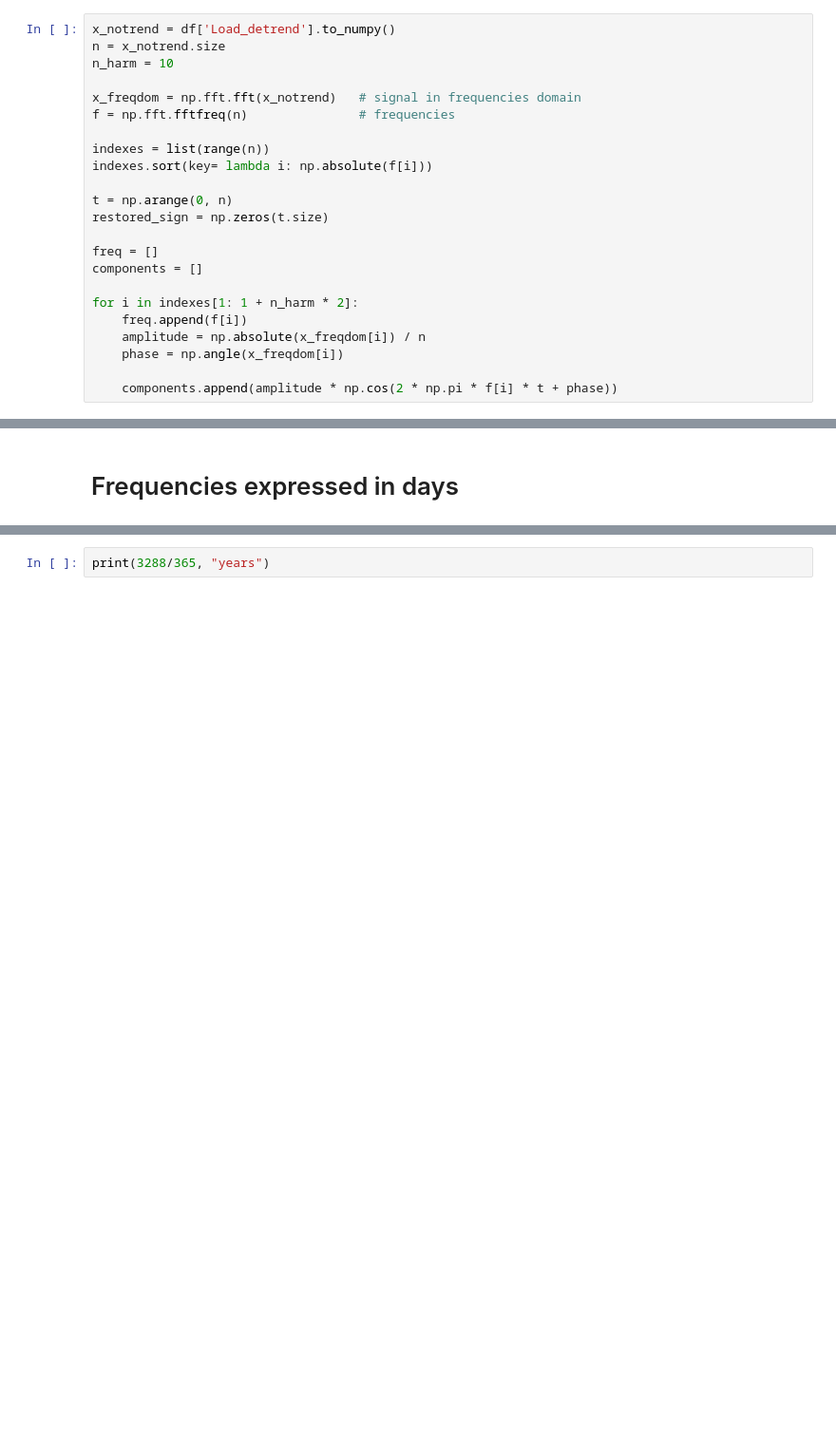
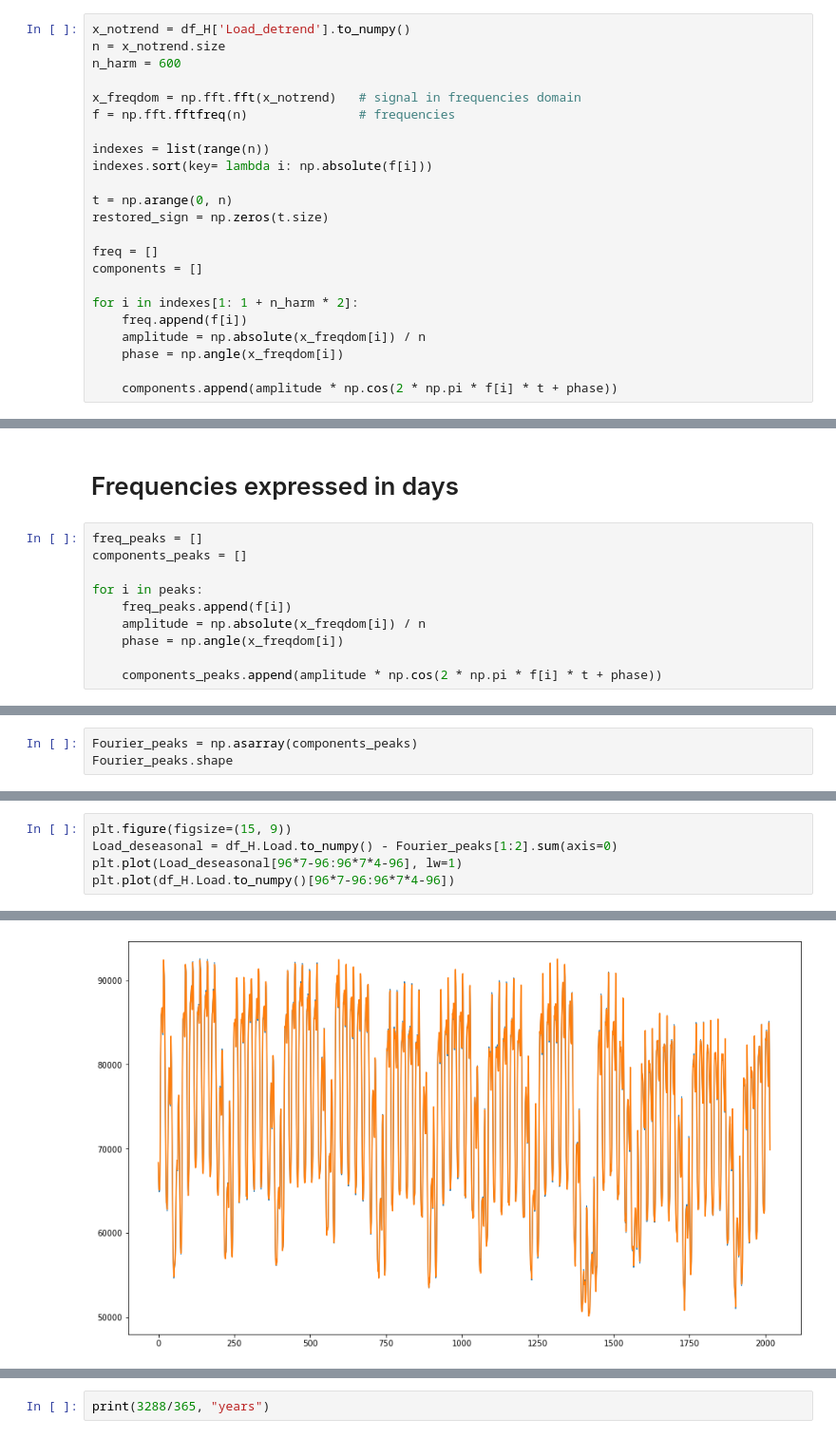
Before and after one commit to BleakHeart/Report-2, a Jupyter notebook: src/Fourier_f_extrapolations.ipynb, the cells around one changed output, grey strips where cells are left out. Shown at 95% size. Drawn from its saved outputs; the diff is of its cells as text; blank space fills up the shorter version.

```diff
--- a/src/Fourier_f_extrapolations.ipynb
+++ b/src/Fourier_f_extrapolations.ipynb
@@ -68,7 +40,7 @@ df
 # %%
-x_notrend = df['Load_detrend'].to_numpy()
+x_notrend = df_H['Load_detrend'].to_numpy()
 n = x_notrend.size
-n_harm = 10
+n_harm = 600
 
 x_freqdom = np.fft.fft(x_notrend)   # signal in frequencies domain
 f = np.fft.fftfreq(n)               # frequencies
@@ -150,4 +125,14 @@ array([3.65333333e+02, 1.30476190e+01, 6.99574468e+00, 3.50159744e+00,
 24.0
 # %% [markdown]
 # Frequencies expressed in days
+# %%
+freq_peaks = []
+components_peaks = []
+
+for i in peaks:
+    freq_peaks.append(f[i])
+    amplitude = np.absolute(x_freqdom[i]) / n
+    phase = np.angle(x_freqdom[i])
+
+    components_peaks.append(amplitude * np.cos(2 * np.pi * f[i] * t + phase))
 # %%
@@ -159,0 +159,3 @@ array([3288.        , 1644.        , 1096.        ,  822.        ,
+# %%
+Fourier_peaks = np.asarray(components_peaks)
+Fourier_peaks.shape
@@ -159,0 +171,6 @@ array([3288.        , 1644.        , 1096.        ,  822.        ,
+# %%
+plt.figure(figsize=(15, 9))
+Load_deseasonal = df_H.Load.to_numpy() - Fourier_peaks[1:2].sum(axis=0)
+plt.plot(Load_deseasonal[96*7-96:96*7*4-96], lw=1)
+plt.plot(df_H.Load.to_numpy()[96*7-96:96*7*4-96])
+# %% [output]
@@ -159,0 +178 @@ array([3288.        , 1644.        , 1096.        ,  822.        ,
+[figure, added]
```
Also changed, not shown: parts of 17 cells of this notebook.
